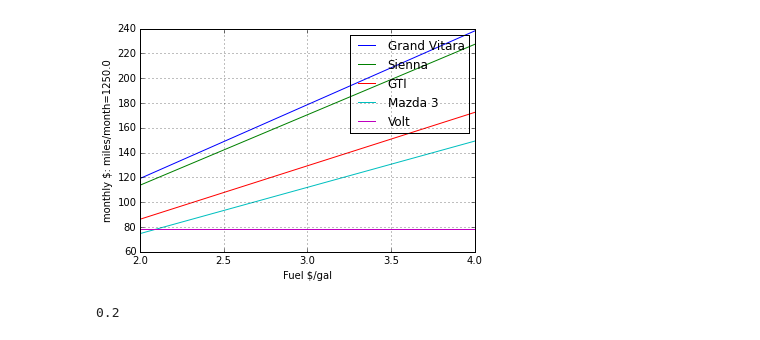
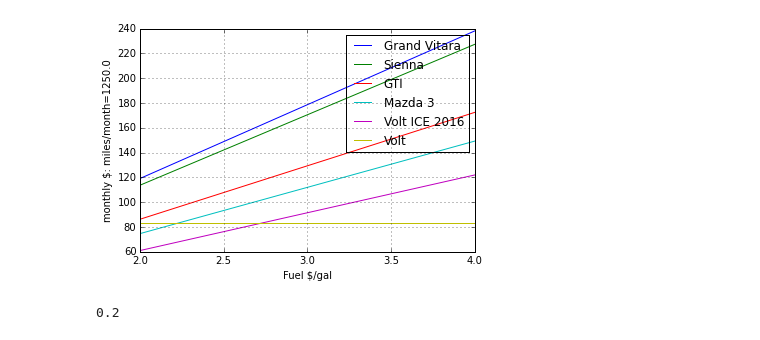
Before and after one commit to dan-1d/ev_solar_models, a Jupyter notebook: Electric vehicle and solar power models.ipynb, the cells around one changed output. Drawn from its saved outputs; the diff is of its cells as text; code cells hidden in the pictures.

Commit message:
updated electricity rates added volt on ICE

```diff
--- a/Electric vehicle and solar power models.ipynb
+++ b/Electric vehicle and solar power models.ipynb
@@ -22,6 +19,7 @@ miles_per_month = 15000.0/12.0
 
 ## Cars
 volt = vehicle_ev("Volt 2016", 0.37)
+volt_ice = vehicle_ice("Volt ICE 2016", 41,41);
 grand_vitara = vehicle_ice("grand vitara", 19, 23, average_override=21)
 mazda_3 = vehicle_ice("Mazda 3 2.5l", 28, 39 )
 sienna = vehicle_ice("Sienna", 19,25)
@@ -29,21 +27,23 @@ gti = vehicle_ice( "GTI", 25,33 )
 # %%
 gv_costs_monthly = gas_costs_per_month( miles_per_month, gas_costs, grand_vitara.get_ave_mpg() )
 mazda_costs_monthly = gas_costs_per_month( miles_per_month, gas_costs, mazda_3.get_ave_mpg() )
 sienna_costs_monthly = gas_costs_per_month( miles_per_month, gas_costs, sienna.get_ave_mpg() )
 gti_costs_monthly = gas_costs_per_month( miles_per_month, gas_costs, gti.get_ave_mpg() )
 volt_costs_monthly = electr_cost_per_month( miles_per_month, erates.get_ave_rate(), volt.kwh_per_mile )
+volt_ice_costs_monthly = gas_costs_per_month( miles_per_month, gas_costs, volt_ice.get_ave_mpg() )
 plt.plot(gas_costs, gv_costs_monthly, label="Grand Vitara")
 plt.plot(gas_costs, sienna_costs_monthly, label="Sienna")
 plt.plot(gas_costs, gti_costs_monthly, label="GTI")
 plt.plot(gas_costs, mazda_costs_monthly, label="Mazda 3")
+plt.plot(gas_costs, volt_ice_costs_monthly, label="Volt ICE 2016")
 plt.plot(gas_costs, [volt_costs_monthly]*gas_costs.shape[0], label="Volt" )
 plt.xlabel("Fuel $/gal")
 plt.ylabel("monthly $: miles/month="+str(miles_per_month))
 plt.legend()
 plt.grid()
 plt.show()
 # %% [output]
-[figure, old version]
+[figure, new version]
 # %%
 dt = datetime.datetime( year=2015, month=8, day=1, hour=11)
 erates.get_rate(dt)
```
Also changed, not shown: parts of 6 cells of this notebook, 1 other file.
